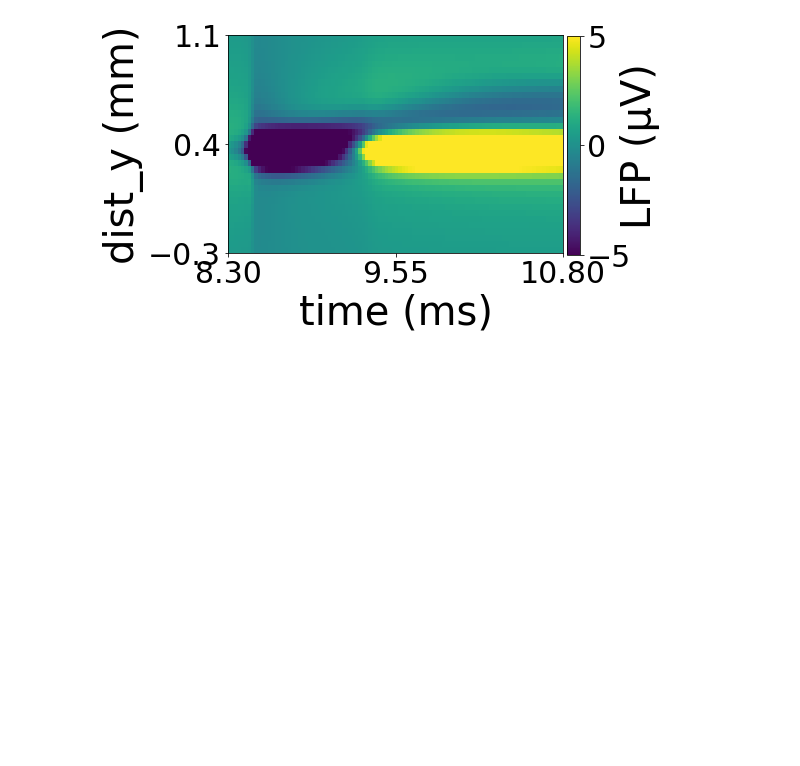
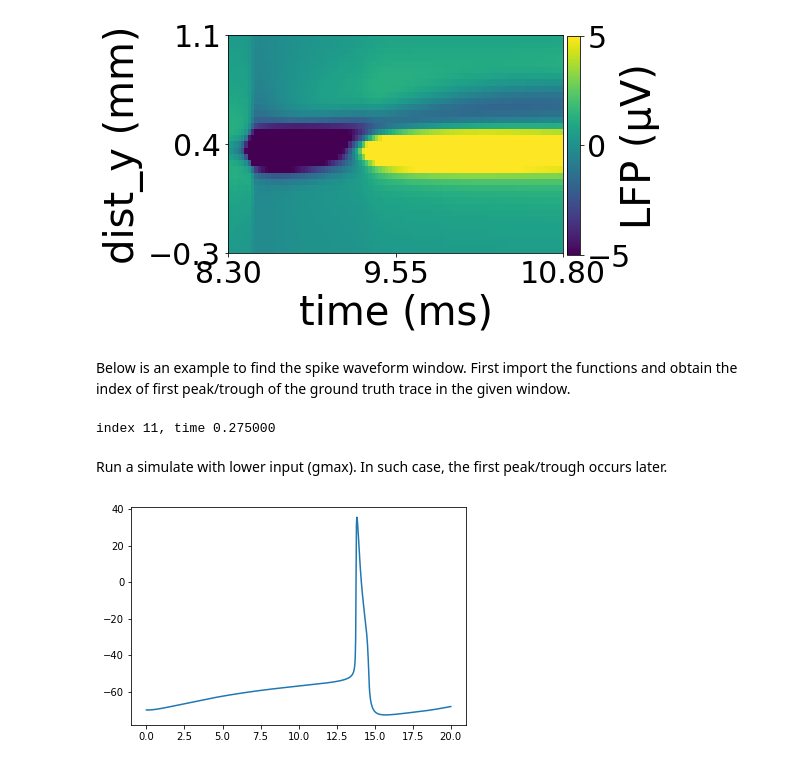
Before and after one commit to chenziao/Stylized-Cell-model, a Jupyter notebook: active_channel_model_groundtruth.ipynb, the cells around one changed output. Cells and saved outputs as stored; diff of their text form; code cells hidden in the pictures; blank space fills up the shorter version.

Commit message:
add spike_window in utils and example usage in the notebook

```diff
--- a/active_channel_model_groundtruth.ipynb
+++ b/active_channel_model_groundtruth.ipynb
@@ -68,3 +68,24 @@ fig,ax = plot_LFP_heatmap(t[idx],pos[e_idx,1],lfp[idx,e_idx],vlim=[-5,5])
 # set narrower "vlim" can help see more subtle difference in voltage
 # %% [output]
 [figure]
+# %% [markdown]
+Below is an example to find the spike waveform window. First import the functions and obtain the index of first peak/trough of the ground truth trace in the given window.
+# %%
+from utils.spike_window import first_pk_tr, get_spike_window
+
+fst_idx = first_pk_tr(lfp[idx,:])
+print("index %d, time %f" % (fst_idx,fst_idx*dt)) # in this case, trough occurs earlier than peak. so the trough index is ruterned
+# %% [output]
+index 11, time 0.275000
+# %% [markdown]
+Run a simulate with lower input (gmax). In such case, the first peak/trough occurs later.
+# %%
+sim = Simulation(geo_standard,elec_pos,loc_param,gmax=0.002,scale=10000.)
+sim.run()
+lfp = sim.get_lfp().T
+t = sim.t()
+# %%
+plt.plot(t,sim.cells[0].v())
+plt.show()
+# %% [output]
+[figure, added]
```
Also changed, not shown: parts of 3 cells of this notebook, 1 other file.
